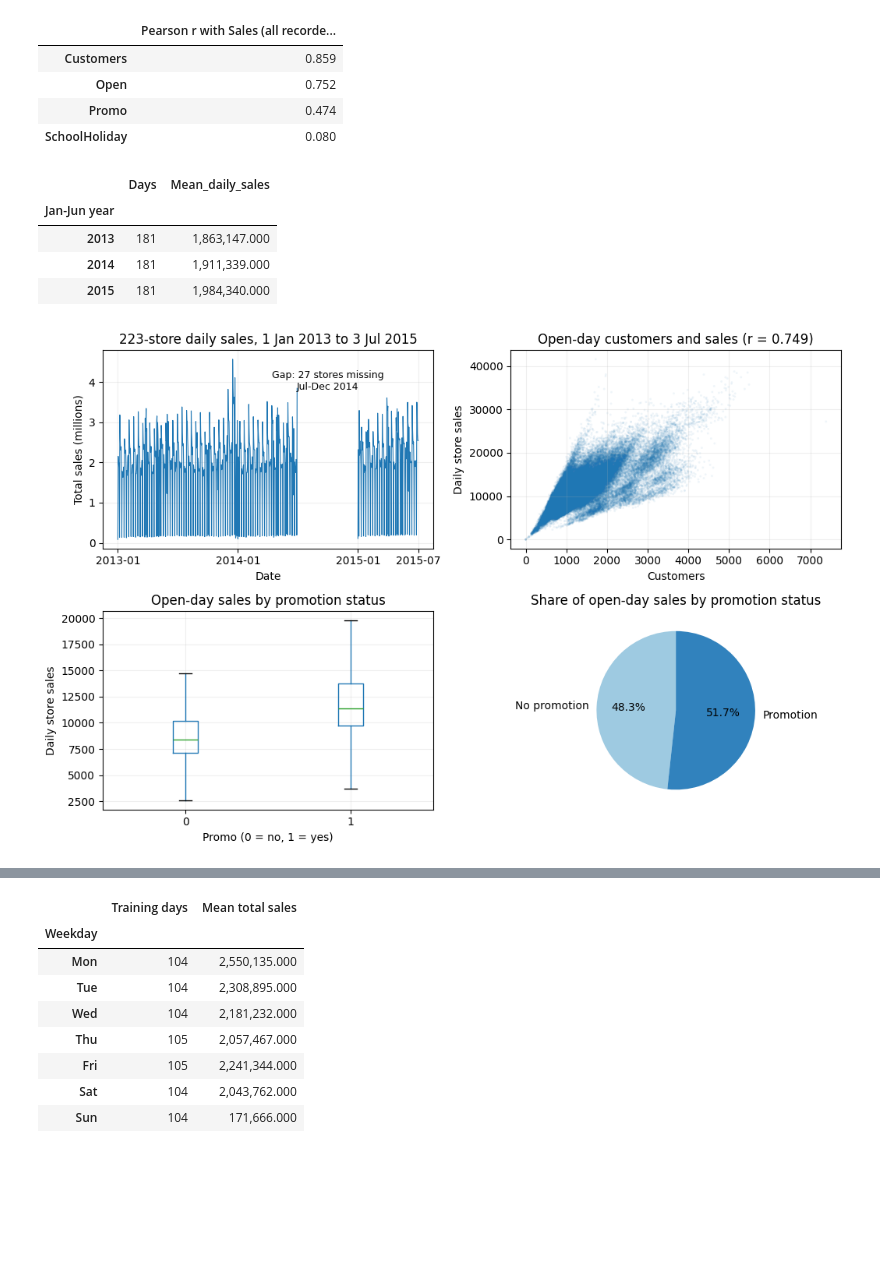
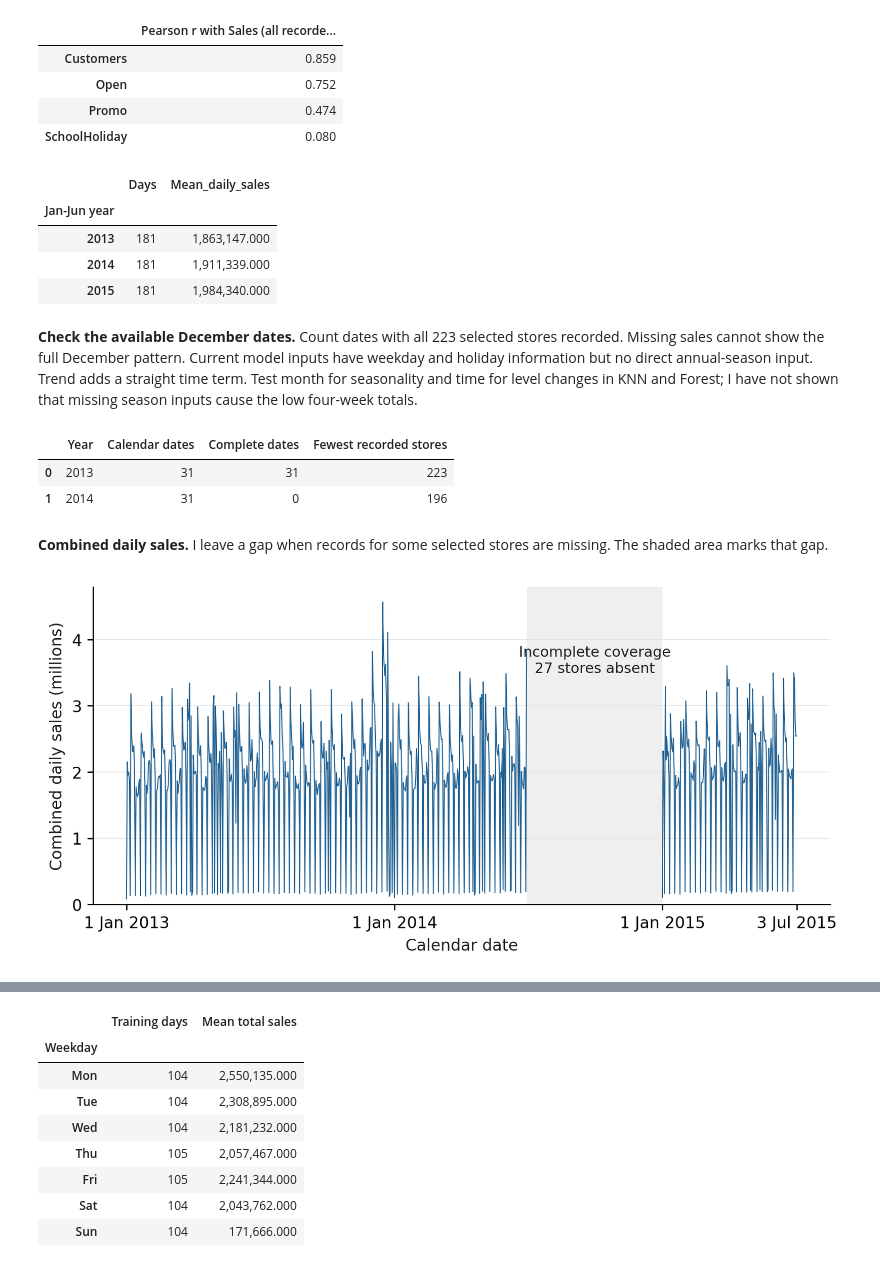
Before and after one commit to C2mmm-web/rossmann-sales-forecasting, a Jupyter notebook: rossmann_sales_forecasting.ipynb, the cells around one changed output, grey strips where cells are left out. Cells and saved outputs as stored; diff of their text form; code cells hidden in the pictures; blank space fills up the shorter version.

```diff
--- a/rossmann_sales_forecasting.ipynb
+++ b/rossmann_sales_forecasting.ipynb
@@ -302,41 +392,45 @@ display(half_year_summary.rename_axis("Jan-Jun year").round(0))
 plot_sales = daily_portfolio["TotalSales"].copy()
 # Keep calendar gaps visible; never replace missing sales with zero.
 plot_sales.loc[daily_portfolio["ObservedStores"].ne(len(top_store_ids))] = float("nan")
-
-fig, axes = plt.subplots(2, 2, figsize=(10.5, 7.0))
-axes[0, 0].plot(plot_sales.index, plot_sales / 1_000_000,
-                color="#1f77b4", linewidth=0.8)
-axes[0, 0].set(title="223-store daily sales, 1 Jan 2013 to 3 Jul 2015",
-               xlabel="Date", ylabel="Total sales (millions)")
-axes[0, 0].text(pd.Timestamp("2014-10-01"), 3.8,
-                "Gap: 27 stores missing\nJul-Dec 2014", ha="center", fontsize=9)
-date_ticks = [daily_portfolio.index[0], pd.Timestamp("2014-01-01"),
-              pd.Timestamp("2015-01-01"), ranking_end]
-axes[0, 0].set_xticks(date_ticks, [date.strftime("%Y-%m") for date in date_ticks], rotation=0)
-
-axes[0, 1].scatter(open_development["Customers"], open_development["Sales"],
-                   s=4, alpha=0.07, color="#1f77b4", edgecolors="none")
-axes[0, 1].set(title=f"Open-day customers and sales (r = {customer_sales_correlation:.3f})",
-               xlabel="Customers", ylabel="Daily store sales")
-
-open_development.boxplot(column="Sales", by="Promo", ax=axes[1, 0],
-                         grid=False, showfliers=False)
-axes[1, 0].set(title="Open-day sales by promotion status",
-               xlabel="Promo (0 = no, 1 = yes)", ylabel="Daily store sales")
-
-promotion_sales = open_development.groupby("Promo")["Sales"].sum().reindex([0, 1])
-axes[1, 1].pie(promotion_sales, labels=["No promotion", "Promotion"],
-               autopct="%1.1f%%", startangle=90, colors=["#9ecae1", "#3182bd"])
-axes[1, 1].set_title("Share of open-day sales by promotion status")
-for ax in axes.flat[:3]:
-    ax.grid(alpha=0.2)
-fig.suptitle("")
-plt.tight_layout()
-plt.show()
 # %% [output]
 |  | Days | Mean_daily_sales |
 | Jan-Jun year |  |  |
 | 2013 | 181 | 1,863,147.000 |
 | 2014 | 181 | 1,911,339.000 |
 | 2015 | 181 | 1,984,340.000 |
-[figure, removed]
+# %% [markdown]
+**Check the available December dates.**
+Count dates with all 223 selected stores recorded. Missing sales cannot show the full December pattern. Current model inputs have weekday and holiday information but no direct annual-season input. Trend adds a straight time term. Test month for seasonality and time for level changes in KNN and Forest; I have not shown that missing season inputs cause the low four-week totals.
+# %%
+# Check both Decembers for the current 223-store portfolio.
+seasonal_rows = []
+for seasonal_year in [2013, 2014]:
+    seasonal_dates = daily_portfolio.loc[
+        (daily_portfolio.index.year == seasonal_year) &
+        (daily_portfolio.index.month == 12)]
+    seasonal_rows.append({"Year": seasonal_year, "Calendar dates": len(seasonal_dates),
+        "Complete dates": int(seasonal_dates.ObservedStores.eq(top_store_count).sum()),
+        "Fewest recorded stores": int(seasonal_dates.ObservedStores.min())})
+seasonal_coverage = pd.DataFrame(seasonal_rows)
+display(seasonal_coverage)
+# %% [output]
+|  | Year | Calendar dates | Complete dates | Fewest recorded stores |
+| 0 | 2013 | 31 | 31 | 223 |
+| 1 | 2014 | 31 | 0 | 196 |
+# %% [markdown]
+**Combined daily sales.** I leave a gap when records for some selected stores are missing. The shaded area marks that gap.
+# %%
+with plt.rc_context(plot_style):
+    fig, ax = plt.subplots(figsize=(7.2, 3.5))
+    ax.plot(plot_sales.index, plot_sales / 1e6, color=primary_blue, linewidth=.65)
+    ax.axvspan(pd.Timestamp("2014-07-01"), pd.Timestamp("2014-12-31"), color="#efefef")
+    ax.text(pd.Timestamp("2014-10-01"), 3.5, "Incomplete coverage\n27 stores absent",
+            ha="center", fontsize=9)
+    ticks = pd.to_datetime(["2013-01-01", "2014-01-01", "2015-01-01", "2015-07-03"])
+    ax.set_xticks(ticks, ["1 Jan 2013", "1 Jan 2014", "1 Jan 2015", "3 Jul 2015"])
+    ax.set(xlabel="Calendar date", ylabel="Combined daily sales (millions)", ylim=(0, None))
+    ax.grid(axis="y", color="#e5e5e5", linewidth=.5)
+    fig.tight_layout(pad=1.1)
+    plt.show()
+# %% [output]
+[figure, added]
```
Also changed, not shown: parts of 163 cells of this notebook.
